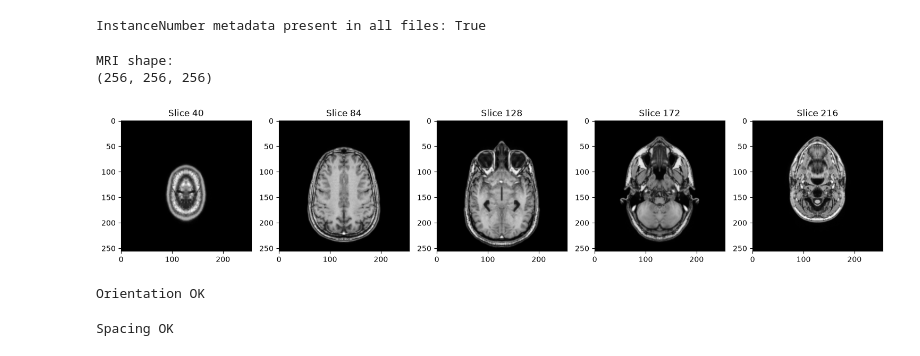
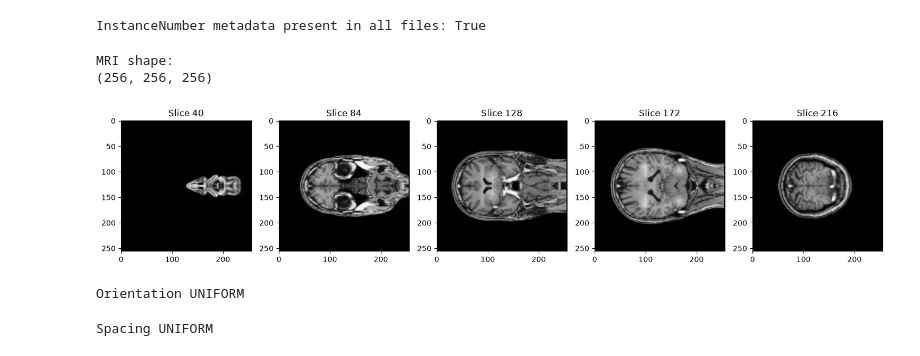
Before and after one commit to alberto-rota/XRLabsTask, a Jupyter notebook: sandbox.ipynb, the cells around one changed output. Saved outputs shown, nothing was run; the diff lists cells and outputs as text; code cells hidden in the pictures.

```diff
--- a/sandbox.ipynb
+++ b/sandbox.ipynb
@@ -11,46 +11,46 @@ DATA_DIR = "data/Aneurysm_MRI"
 dicom_files = [f for f in os.listdir(DATA_DIR) if f.lower().endswith('.dcm')]
 dicom_files.sort()
 
 # Loading each slice with dcmread in list
 slices = [pydicom.dcmread(os.path.join(DATA_DIR, f)) for f in dicom_files]
 # Do all .dcm file have an instance number?
 slices_have_idx = all([s.InstanceNumber is not None for s in slices])
 print(f"InstanceNumber metadata present in all files: {slices_have_idx}")
 
 # Reordering based on slice idx
 if slices_have_idx:
     slices.sort(key=lambda s: int(s.InstanceNumber)) # metadata is string
 
 # List to tensor (accessign pixel_array key)
-vol3d = np.stack([s.pixel_array for s in slices])
+vol3d = np.stack([s.pixel_array for s in slices], axis=2) # Stacking as (row,col,slice)
 D,H,W = vol3d.shape # Depth - height - width
 print("MRI shape:", vol3d.shape)
 
 # Plotting 5 slices evenly spaced from 40 to D-40 (first and last are all zeros)
 FIRST_SLICE, LAST_SLICE = 40, D-40
 plt.figure(figsize=(15,3))
 for pltidx, sliceidx in enumerate(np.linspace(FIRST_SLICE, LAST_SLICE, 5).astype(int)):
     plt.subplot(1,5,pltidx+1)
     plt.imshow(vol3d[sliceidx-1], cmap='gray')
     plt.title(f"Slice {sliceidx}")
 plt.tight_layout()
 plt.show()
 # %% [output]
 InstanceNumber metadata present in all files: True
 MRI shape:
 (256, 256, 256)
-[figure, old version]
+[figure, new version]
 # %%
 # ImageOrientationPatient: checking that it is unique in all slices
 set_of_unique_orientations = np.unique(np.array([s.ImageOrientationPatient for s in slices]), axis=0)
 if len(set_of_unique_orientations) == 1:
-    print("Orientation OK")
+    print("Orientation UNIFORM")
 else:
     print("Slices have different orientations")
 
 set_of_unique_spacings = np.unique(np.array([s.PixelSpacing for s in slices]), axis=0)
 if len(set_of_unique_orientations) == 1:
-    print("Spacing OK")
+    print("Spacing UNIFORM")
 else:
     print("Slices have different Spacings")
 
@@ -58,9 +58,10 @@ set_of_unique_thicknesses= np.unique([s.SliceThickness for s in slices])
 
 
 image_orientation_patient = slices[0].ImageOrientationPatient
-X_dir,Y_dir = image_orientation_patient[:3], image_orientation_patient[3:6]
-pixel_spacing_X = int(slices[0].PixelSpacing[0])
-pixel_spacing_Y = int(slices[0].PixelSpacing[1])
+X_dir,Y_dir = np.array(image_orientation_patient[:3],float), np.array(image_orientation_patient[3:6],float)
+Z_dir = np.cross(X_dir, Y_dir) # Right-handed, computing Z direction
+pixel_spacing_X = float(slices[0].PixelSpacing[0])
+pixel_spacing_Y = float(slices[0].PixelSpacing[1])
 # %% [output]
-Orientation OK
+Orientation UNIFORM
-Spacing OK
+Spacing UNIFORM
```
Also changed, not shown: parts of 4 cells of this notebook, 2 other files.
